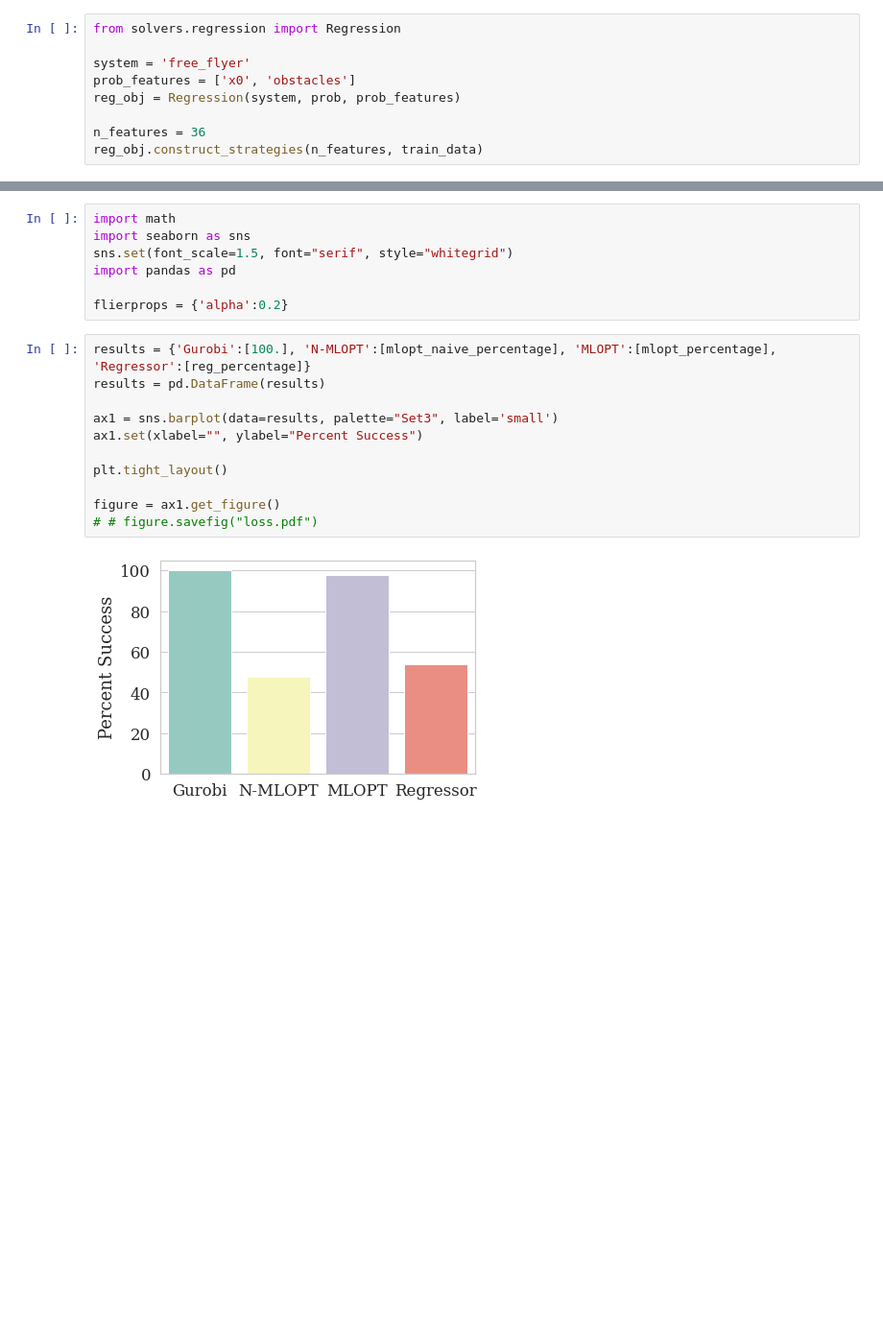
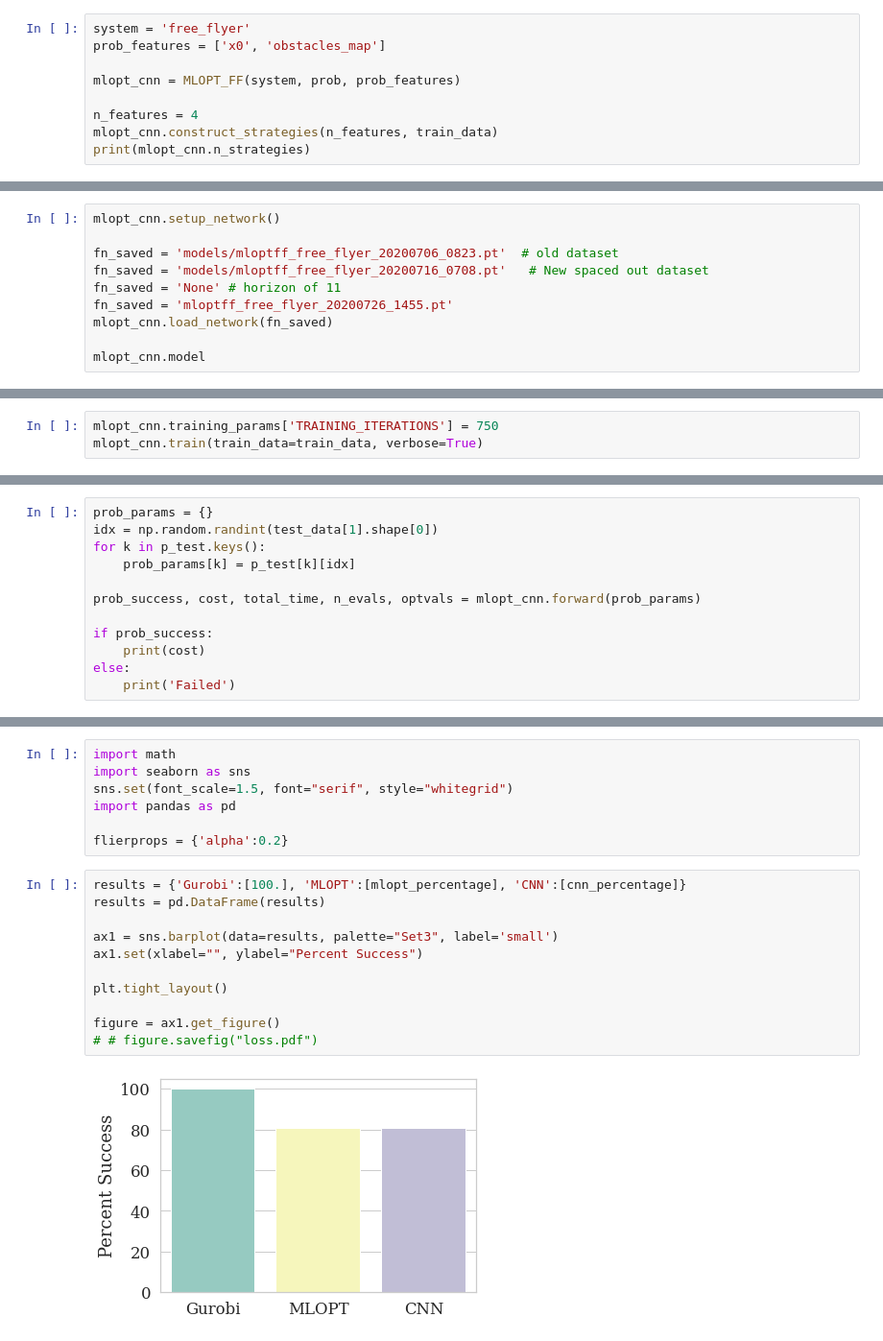
Before and after one commit to StanfordASL/CoCo, a Jupyter notebook: free_flyer_dev.ipynb, the cells around one changed output, grey strips where cells are left out. Shown at 96% size. Cells and saved outputs as stored; diff of their text form; blank space fills up the shorter version.

Commit message:
Consolidating notebooks for free-flyer

```diff
--- a/free_flyer_dev.ipynb
+++ b/free_flyer_dev.ipynb
@@ -282,9 +266,9 @@ mlopt_percentage
 # %%
-from solvers.regression import Regression
+system = 'free_flyer'
+prob_features = ['x0', 'obstacles_map']
 
-system = 'free_flyer'
-prob_features = ['x0', 'obstacles']
-reg_obj = Regression(system, prob, prob_features)
+mlopt_cnn = MLOPT_FF(system, prob, prob_features)
 
-n_features = 36
-reg_obj.construct_strategies(n_features, train_data)
+n_features = 4
+mlopt_cnn.construct_strategies(n_features, train_data)
+print(mlopt_cnn.n_strategies)
@@ -312,0 +277,10 @@ print(reg_obj.model_fn)
+# %%
+mlopt_cnn.setup_network()
+
+fn_saved = 'models/mloptff_free_flyer_20200706_0823.pt'  # old dataset
+fn_saved = 'models/mloptff_free_flyer_20200716_0708.pt'   # New spaced out dataset
+fn_saved = 'None' # horizon of 11
+fn_saved = 'mloptff_free_flyer_20200726_1455.pt'
+mlopt_cnn.load_network(fn_saved)
+
+mlopt_cnn.model
@@ -312,0 +304,3 @@ print(reg_obj.model_fn)
+# %%
+mlopt_cnn.training_params['TRAINING_ITERATIONS'] = 750
+mlopt_cnn.train(train_data=train_data, verbose=True)
@@ -312,0 +309,12 @@ print(reg_obj.model_fn)
+# %%
+prob_params = {}
+idx = np.random.randint(test_data[1].shape[0])
+for k in p_test.keys():
+    prob_params[k] = p_test[k][idx]
+
+prob_success, cost, total_time, n_evals, optvals = mlopt_cnn.forward(prob_params)
+
+if prob_success:
+    print(cost)
+else:
+    print('Failed')
@@ -357,17 +405,17 @@ import pandas as pd
 
 flierprops = {'alpha':0.2}
 # %%
-results = {'Gurobi':[100.], 'N-MLOPT':[mlopt_naive_percentage], 'MLOPT':[mlopt_percentage], 'Regressor':[reg_percentage]}
+results = {'Gurobi':[100.], 'MLOPT':[mlopt_percentage], 'CNN':[cnn_percentage]}
 results = pd.DataFrame(results)
 
 ax1 = sns.barplot(data=results, palette="Set3", label='small')
 ax1.set(xlabel="", ylabel="Percent Success")
 
 plt.tight_layout()
 
 figure = ax1.get_figure()
 # # figure.savefig("loss.pdf")
 # %% [output]
-[figure, old version]
+[figure, new version]
 # %%
 results = {}
```
Also changed, not shown: parts of 33 cells of this notebook, 7 other files.
